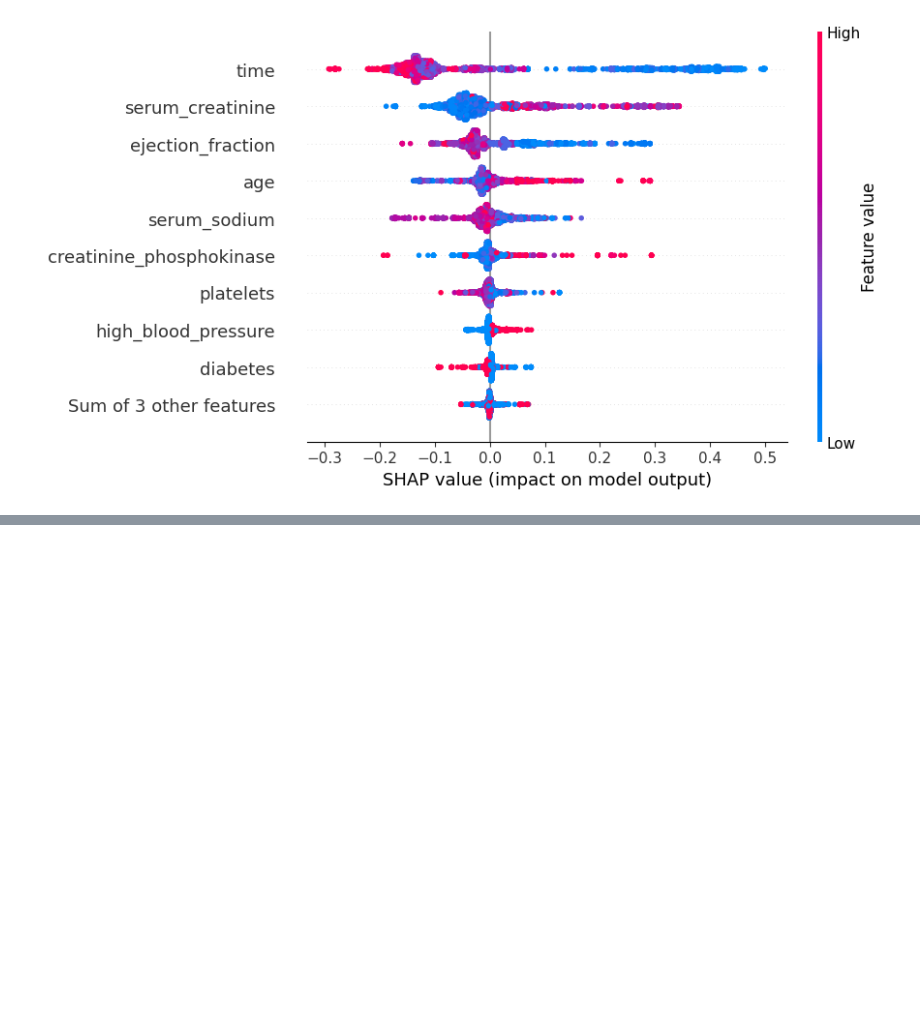
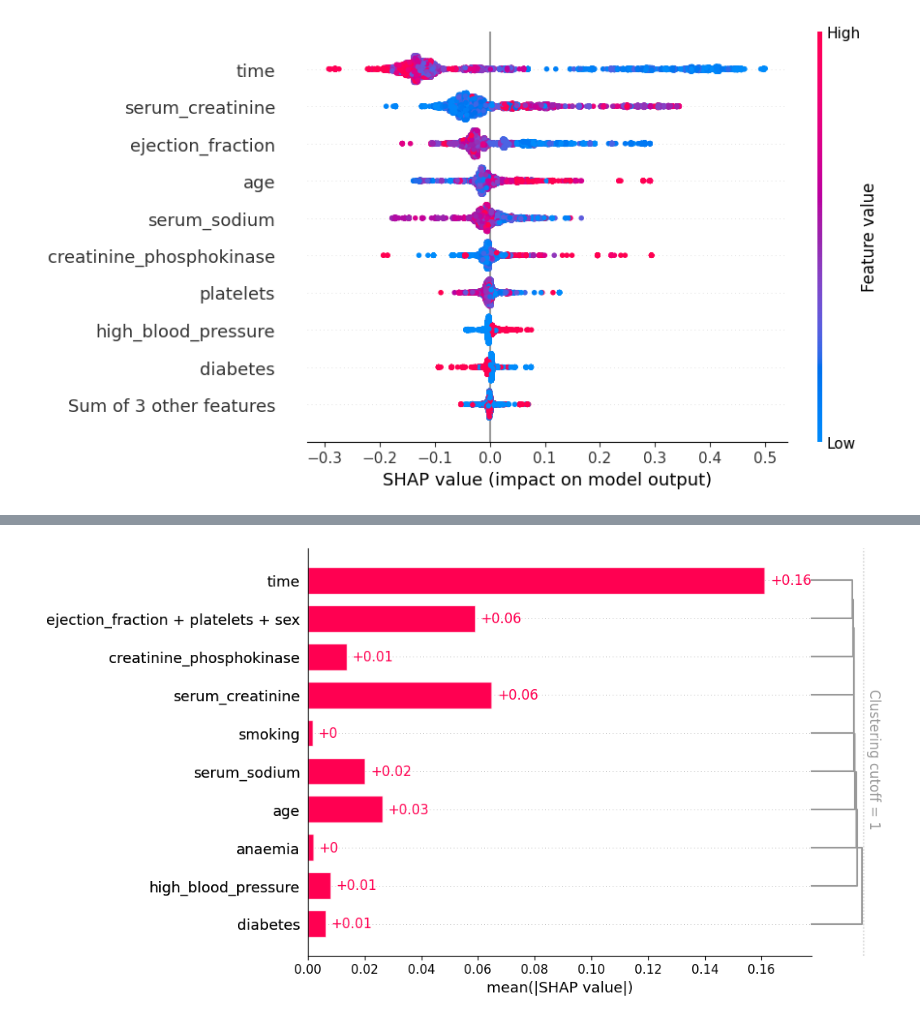
Before and after one commit to queersweetpotato/atlantechAI, a Jupyter notebook: visualisation/vis_testing.ipynb, the cells around one changed output, grey strips where cells are left out. Cells and saved outputs as stored; diff of their text form; code cells hidden in the pictures; blank space fills up the shorter version.

Commit message:
Uses newest datasets to create bar and beeswarm SHAP plots

```diff
--- a/visualisation/vis_testing.ipynb
+++ b/visualisation/vis_testing.ipynb
@@ -218,0 +292,12 @@ shap.plots.beeswarm(shap_values)
+# %%
+#runs the explainer on the trained model
+explainer = shap.Explainer(model)
+shap_values = explainer(X)
+
+#runs clustering
+clust = shap.utils.hclust(X, y, linkage="single")
+
+#plots the bar chart of the shap values
+shap.plots.bar(shap_values, clustering=clust, clustering_cutoff=1)
+# %% [output]
+[figure, added]
```
Also changed, not shown: parts of 2 cells of this notebook.
